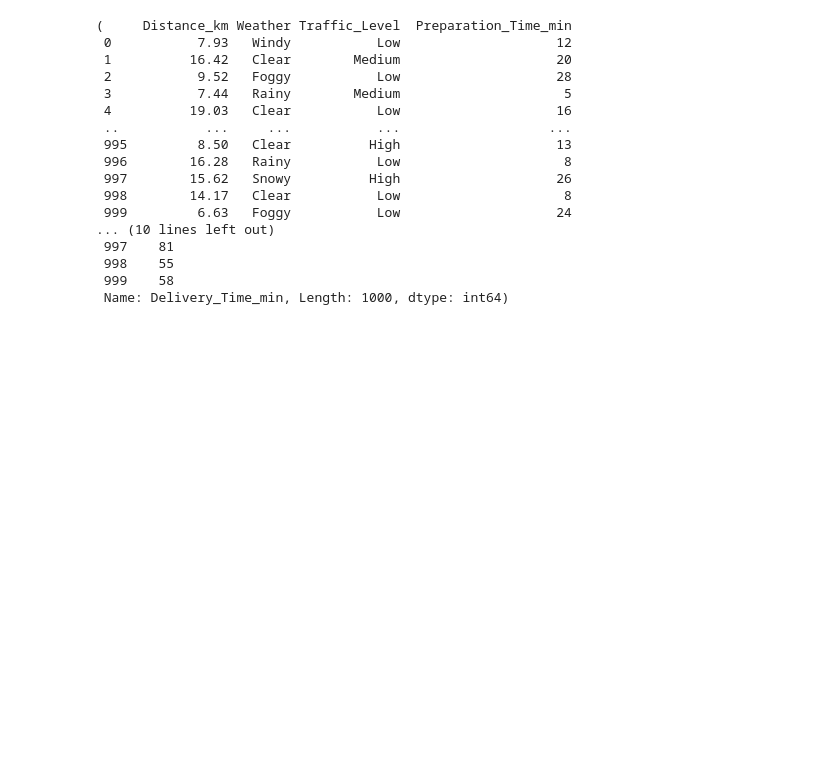
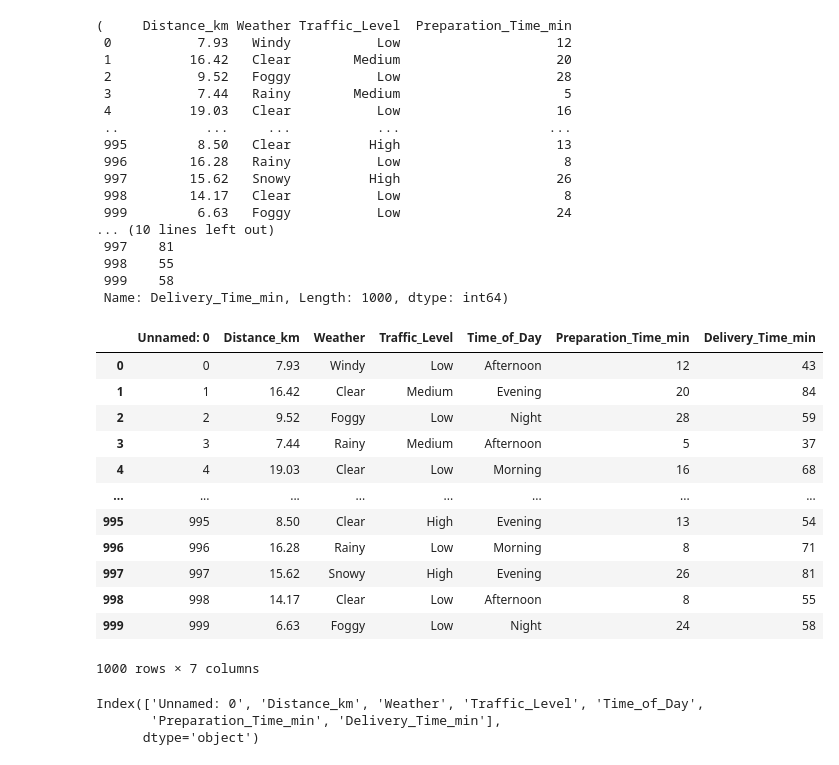
Before and after one commit to Amankushwaha1415/EndToEndMLProject, a Jupyter notebook: Notebook/FoodDeliveryTimePrediction.ipynb, the cells around one changed output. Drawn from its saved outputs; the diff is of its cells as text; code cells hidden in the pictures; blank space fills up the shorter version.

```diff
--- a/Notebook/FoodDeliveryTimePrediction.ipynb
+++ b/Notebook/FoodDeliveryTimePrediction.ipynb
@@ -1073,3 +1121,27 @@ import pickle
 # %%
 # using the trained pipeline to make predictions on new data
 pickle.dump(pipeline, open('food_delivery_model.pkl', 'wb'))
+# %%
+data=pd.read_csv('data\cleanedFoodDelivery.csv')
+# %%
+data
+# %% [output]
+|  | Unnamed: 0 | Distance_km | Weather | Traffic_Level | Time_of_Day | Preparation_Time_min | Delivery_Time_min |
+| 0 | 0 | 7.93 | Windy | Low | Afternoon | 12 | 43 |
+| 1 | 1 | 16.42 | Clear | Medium | Evening | 20 | 84 |
+| 2 | 2 | 9.52 | Foggy | Low | Night | 28 | 59 |
+| 3 | 3 | 7.44 | Rainy | Medium | Afternoon | 5 | 37 |
+| 4 | 4 | 19.03 | Clear | Low | Morning | 16 | 68 |
+| ... | ... | ... | ... | ... | ... | ... | ... |
+| 995 | 995 | 8.50 | Clear | High | Evening | 13 | 54 |
+| 996 | 996 | 16.28 | Rainy | Low | Morning | 8 | 71 |
+| 997 | 997 | 15.62 | Snowy | High | Evening | 26 | 81 |
+| 998 | 998 | 14.17 | Clear | Low | Afternoon | 8 | 55 |
+| 999 | 999 | 6.63 | Foggy | Low | Night | 24 | 58 |
+1000 rows × 7 columns
+# %%
+data.columns
+# %% [output]
+Index(['Unnamed: 0', 'Distance_km', 'Weather', 'Traffic_Level', 'Time_of_Day',
+       'Preparation_Time_min', 'Delivery_Time_min'],
+      dtype='object')
```
Also changed, not shown: parts of 37 cells of this notebook, 6 other files.
